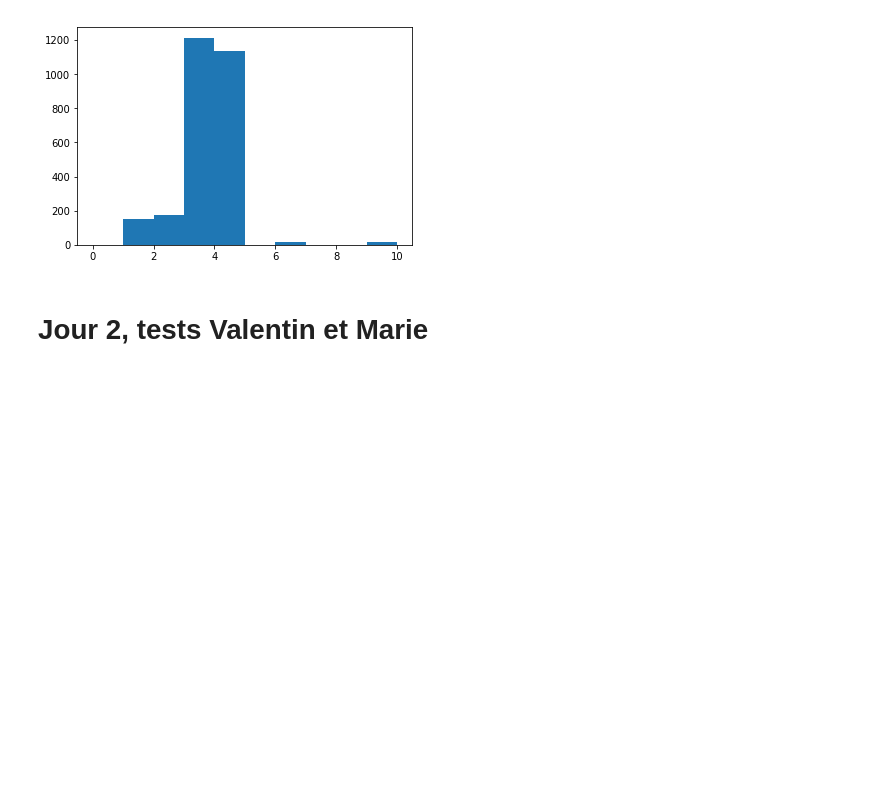
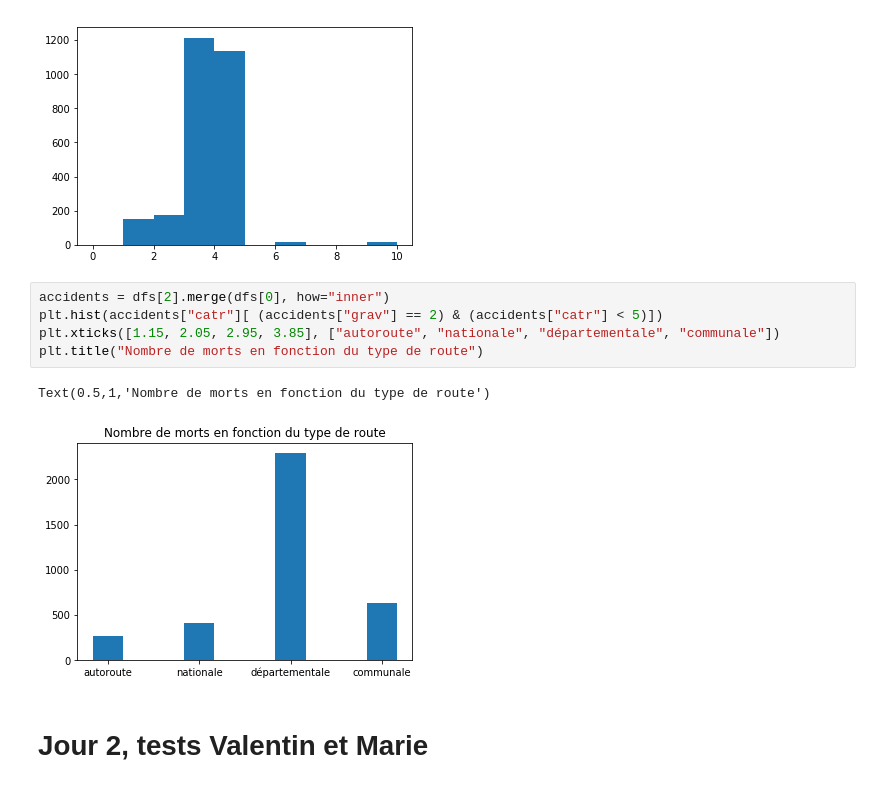
Before and after one commit to ericbenhamou/MASH_IPJ_2018, a Jupyter notebook: Untitled.ipynb, the cells around one changed output. Cells and saved outputs as stored; diff of their text form; blank space fills up the shorter version.

```diff
--- a/Untitled.ipynb
+++ b/Untitled.ipynb
@@ -170,6 +170,14 @@ invalid value encountered in greater_equal
 invalid value encountered in less_equal
 [figure]
 [figure]
+# %%
+accidents = dfs[2].merge(dfs[0], how="inner")
+plt.hist(accidents["catr"][ (accidents["grav"] == 2) & (accidents["catr"] < 5)])
+plt.xticks([1.15, 2.05, 2.95, 3.85], ["autoroute", "nationale", "départementale", "communale"])
+plt.title("Nombre de morts en fonction du type de route")
+# %% [output]
+Text(0.5,1,'Nombre de morts en fonction du type de route')
+[figure, added]
 # %% [markdown]
 # Jour 2, tests Valentin et Marie
 # %%
```
Also changed, not shown: parts of 4 cells of this notebook.
